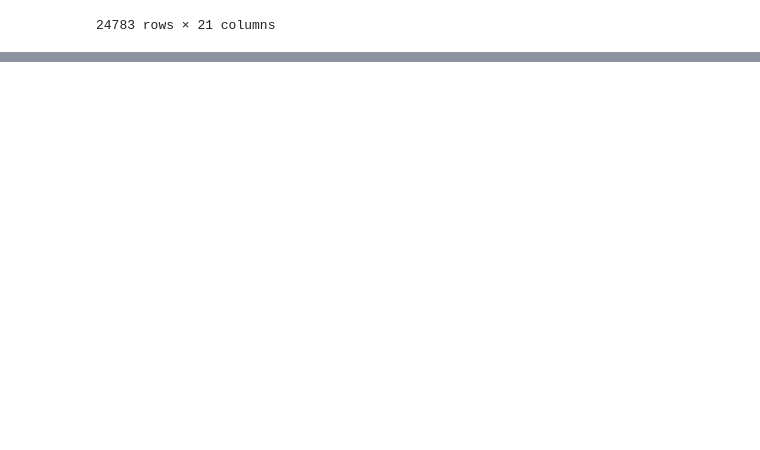
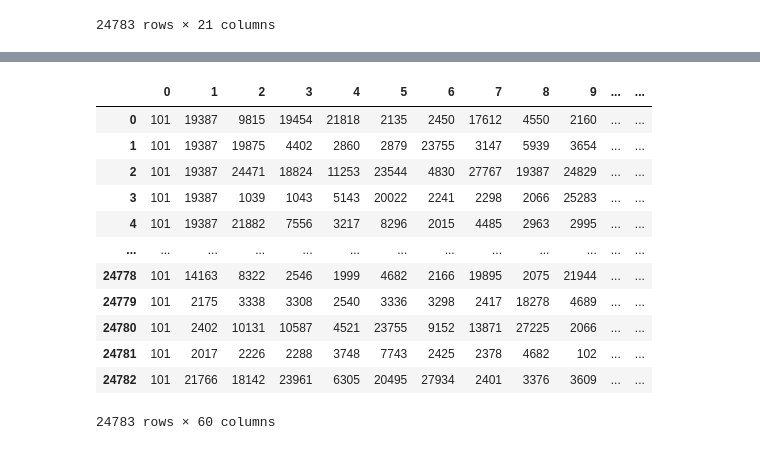
Before and after one commit to robertodr01/Ethical-NLP, a Jupyter notebook: text-representation.ipynb, the cells around one changed output, grey strips where cells are left out. Saved outputs shown, nothing was run; the diff lists cells and outputs as text; code cells hidden in the pictures; blank space fills up the shorter version.

```diff
--- a/text-representation.ipynb
+++ b/text-representation.ipynb
@@ -59,11 +59,14 @@ from pathlib import Path
 
 def getTrainSetFastText():
     # ft_model = fasttext.load_model(str(Path("models/crawl-300d-2M-subword.bin")))
-    fasttext.util.download_model('en', if_exists='ignore')  # English
+    #fasttext.util.download_model('en', if_exists='ignore')  #
+    print("downloaded model \n Starting loading model")
     ft_model = fasttext.load_model('cc.en.300.bin')
-    fasttext.util.reduce_model(ft_model, 100)
+    print("loaded model \n Starting reducing model")
+    # fasttext.util.reduce_model(ft_model, 100)
+    print("reduced model")
     traindata = []
-    for tweet in davidson['tweet']:
+    for tweet in davidson['cleaned_tweets']:
         traindata.append(ft_model.get_sentence_vector(tweet.replace("\n", "")))
     traindata = pd.DataFrame(traindata)
     traindata.columns = traindata.columns.astype(str)
@@ -79,16 +82,22 @@ def getTrainSetTFIDF():
     X = tfidfconverter.fit_transform(bow).toarray()
     training_data = pd.DataFrame(X)
     training_data.columns = training_data.columns.astype(str)
+    training_data["positive"] = davidson["positive"].values.tolist()
+    training_data["neutral"] = davidson["neutral"].values.tolist()
+    training_data["negative"] = davidson["negative"].values.tolist()
     return training_data
 
 def getTrainSetBERT():
     tokenizer = BertTokenizer.from_pretrained('bert-base-uncased')
-    tokenized_data = tokenizer(davidson['tweet'].tolist(), padding=True, truncation=True, max_length=100)
+    tokenized_data = tokenizer(davidson['cleaned_tweets'].tolist(), padding=True, truncation=True, max_length=100)
     traindata = []
     for msg in tokenized_data['input_ids']:
         traindata.append(msg)
     traindata = pd.DataFrame(traindata)
     traindata.columns = traindata.columns.astype(str)
+    traindata["positive"] = davidson["positive"].values.tolist()
+    traindata["neutral"] = davidson["neutral"].values.tolist()
+    traindata["negative"] = davidson["negative"].values.tolist()
     return traindata
 
 def getTrainSetWord2Vec():
@@ -108,12 +117,15 @@ def getTrainSetWord2Vec():
 
     traindata = pd.DataFrame(traindata)
     traindata.columns = traindata.columns.astype(str)
+    traindata["positive"] = davidson["positive"].values.tolist()
+    traindata["neutral"] = davidson["neutral"].values.tolist()
+    traindata["negative"] = davidson["negative"].values.tolist()
     return traindata
 
 def getTrainSetGlove():
     glove_vectors = gensim.downloader.load('glove-wiki-gigaword-100')
     traindata = []
-    for msg in davidson['tweet']:
+    for msg in davidson['cleaned_tweets']:
         words = msg.split()
         vecs = []
         for word in words:
@@ -127,4 +139,8 @@ def getTrainSetGlove():
 
     traindata = pd.DataFrame(traindata)
     traindata.columns = traindata.columns.astype(str)
+
+    traindata["positive"] = davidson["positive"].values.tolist()
+    traindata["neutral"] = davidson["neutral"].values.tolist()
+    traindata["negative"] = davidson["negative"].values.tolist()
     return traindata
@@ -135,0 +164,17 @@ Warning : `load_model` does not return WordVectorModel or SupervisedModel any mo
+# %%
+X = getTrainSetBERT()
+X
+# %% [output]
+|  | 0 | 1 | 2 | 3 | 4 | 5 | 6 | 7 | 8 | 9 | ... | ... |
+| 0 | 101 | 19387 | 9815 | 19454 | 21818 | 2135 | 2450 | 17612 | 4550 | 2160 | ... | ... |
+| 1 | 101 | 19387 | 19875 | 4402 | 2860 | 2879 | 23755 | 3147 | 5939 | 3654 | ... | ... |
+| 2 | 101 | 19387 | 24471 | 18824 | 11253 | 23544 | 4830 | 27767 | 19387 | 24829 | ... | ... |
+| 3 | 101 | 19387 | 1039 | 1043 | 5143 | 20022 | 2241 | 2298 | 2066 | 25283 | ... | ... |
+| 4 | 101 | 19387 | 21882 | 7556 | 3217 | 8296 | 2015 | 4485 | 2963 | 2995 | ... | ... |
+| ... | ... | ... | ... | ... | ... | ... | ... | ... | ... | ... | ... | ... |
+| 24778 | 101 | 14163 | 8322 | 2546 | 1999 | 4682 | 2166 | 19895 | 2075 | 21944 | ... | ... |
+| 24779 | 101 | 2175 | 3338 | 3308 | 2540 | 3336 | 3298 | 2417 | 18278 | 4689 | ... | ... |
+| 24780 | 101 | 2402 | 10131 | 10587 | 4521 | 23755 | 9152 | 13871 | 27225 | 2066 | ... | ... |
+| 24781 | 101 | 2017 | 2226 | 2288 | 3748 | 7743 | 2425 | 2378 | 4682 | 102 | ... | ... |
+| 24782 | 101 | 21766 | 18142 | 23961 | 6305 | 20495 | 27934 | 2401 | 3376 | 3609 | ... | ... |
+24783 rows × 60 columns
```
Also changed, not shown: parts of 4 cells of this notebook.
